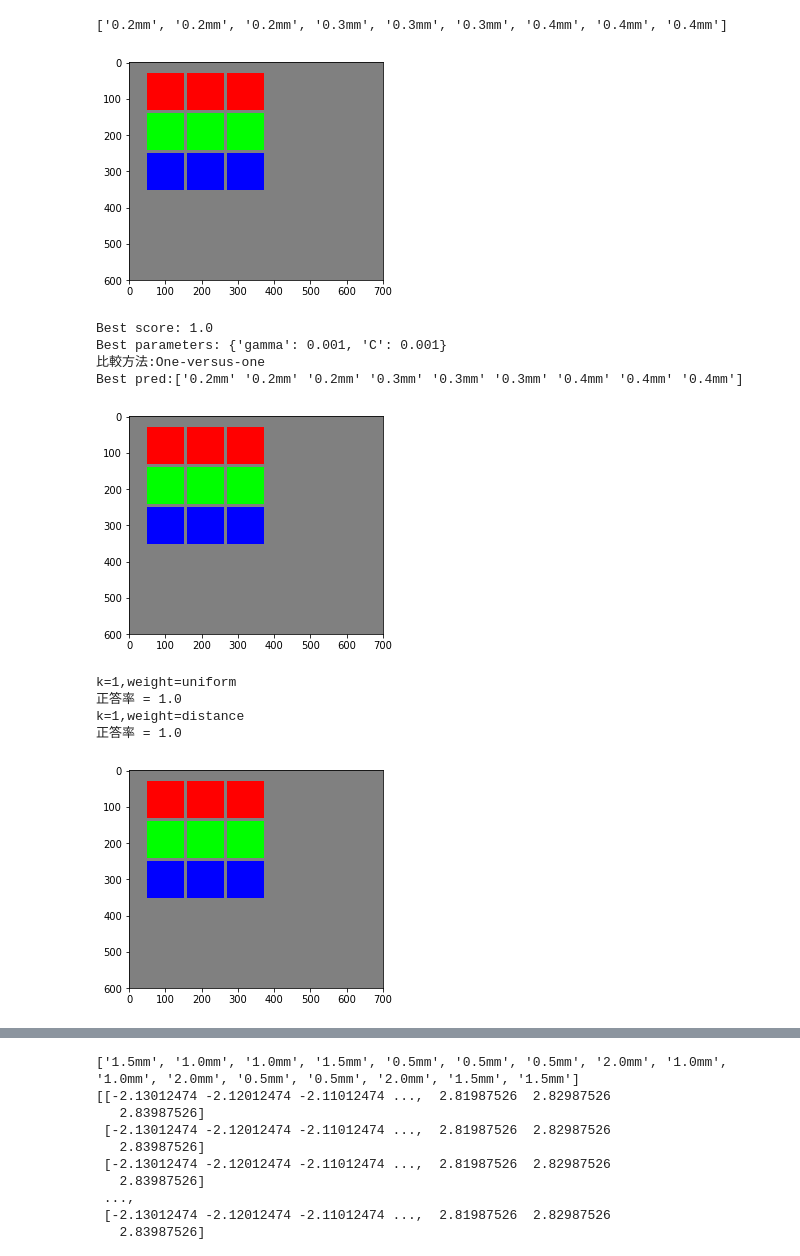
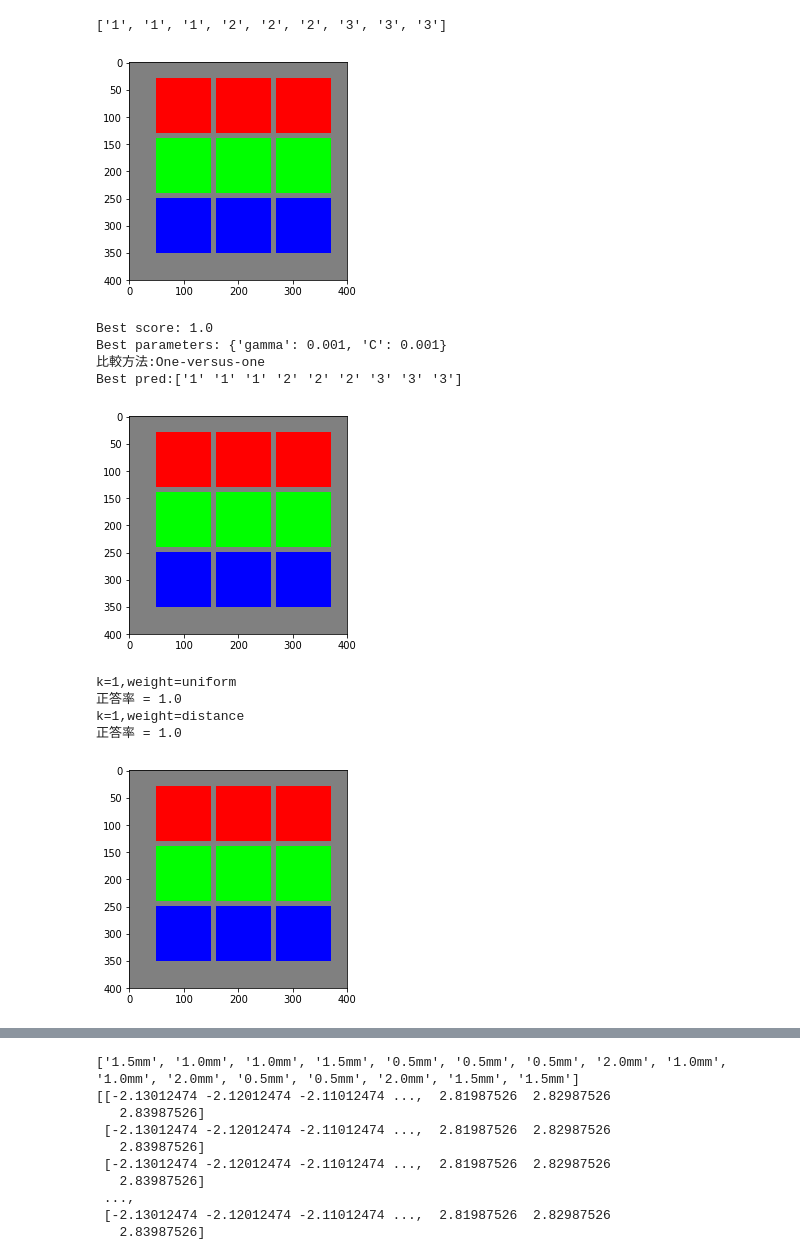
Before and after one commit to mittsusan/terahertz, a Jupyter notebook: machine_learning_tag_csv.ipynb, the cells around one changed output, grey strips where cells are left out. Drawn from its saved outputs; the diff is of its cells as text; code cells hidden in the pictures.

Commit message:
fix colorcode

```diff
--- a/machine_learning_tag_csv.ipynb
+++ b/machine_learning_tag_csv.ipynb
@@ -391,44 +400,44 @@ def colorcode_regression(best_pred):
 # %%
 
 #train_numは訓練データをどれにするか。（クロスバリデーションのため）
 #どの周波数を選び、回帰か分類どっちで進めていくか。
 train_num = 1
 train_x,train_y,test_x,test_y,x_all,y_all = allread()
 
 #print(train_x)
 #print(train_y)
 #print(test_x)
 print(test_y)
 #print(x_all)
 #print(y_all)
 #train_x, test_x, train_y, test_y  = train_test_split(arr, Y,test_size=0.3,random_state=0) #defaultでtestサイズ0.25
 
 #referenceのカラーコード
 #colorcode(test_y)
-colorcode(test_y)
+colorcode(test_y,3,3)
 # %% [output]
-['0.2mm', '0.2mm', '0.2mm', '0.3mm', '0.3mm', '0.3mm', '0.4mm', '0.4mm', '0.4mm']
+['1', '1', '1', '2', '2', '2', '3', '3', '3']
-[figure, old version]
+[figure, new version]
 # %%
 #SVM
 best_pred=svm(train_x,train_y,test_x,test_y)
-colorcode(best_pred)
+colorcode(best_pred,3,3)
 # %% [output]
 Best score: 1.0
 Best parameters: {'gamma': 0.001, 'C': 0.001}
 比較方法:One-versus-one
-Best pred:['0.2mm' '0.2mm' '0.2mm' '0.3mm' '0.3mm' '0.3mm' '0.4mm' '0.4mm' '0.4mm']
+Best pred:['1' '1' '1' '2' '2' '2' '3' '3' '3']
-[figure, old version]
+[figure, new version]
 # %%
 #k近傍法
 best_pred=kNN(train_x,train_y,test_x,test_y)
-colorcode(best_pred)
+colorcode(best_pred,3,3)
 # %% [output]
 k=1,weight=uniform
 正答率 = 1.0
 k=1,weight=distance
 正答率 = 1.0
-[figure, old version]
+[figure, new version]
 # %%
 #PCA-SVM
 transformed,targets=pCA(x_all,y_all)
```
Also changed, not shown: parts of 3 cells of this notebook.
